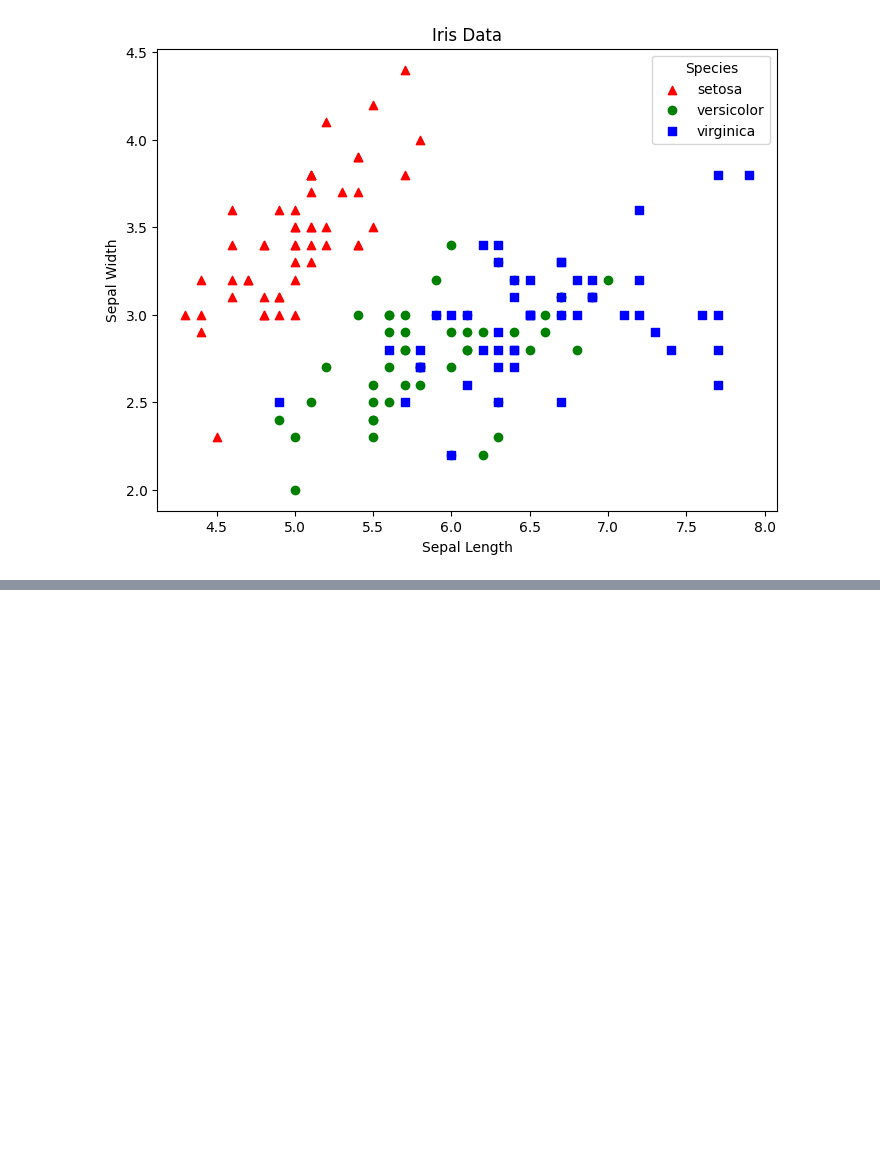
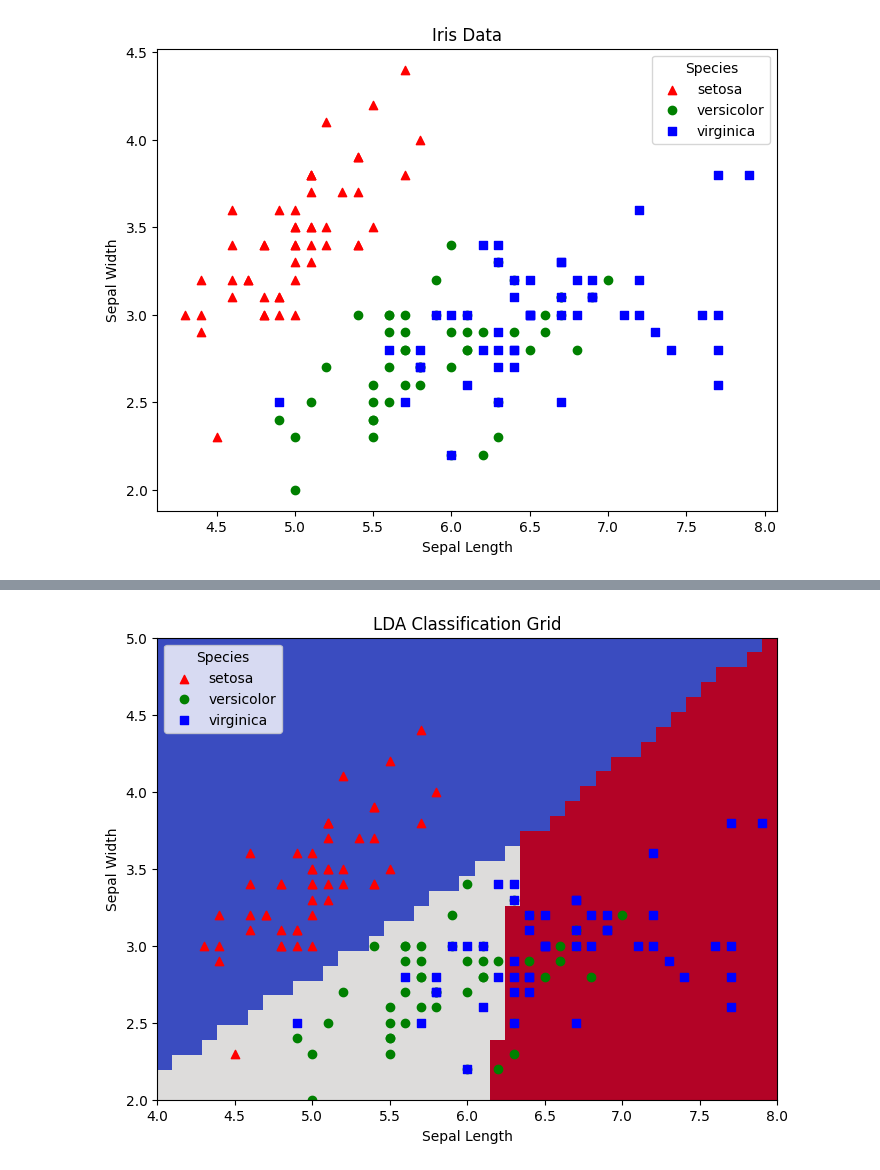
Before and after one commit to timryall/STAT3006, a Jupyter notebook: tutorials/tutclass2.ipynb, the cells around one changed output, grey strips where cells are left out. Cells and saved outputs as stored; diff of their text form; code cells hidden in the pictures; blank space fills up the shorter version.

```diff
--- a/tutorials/tutclass2.ipynb
+++ b/tutorials/tutclass2.ipynb
@@ -33,0 +66,20 @@ plt.show()
+# %%
+import numpy as np
+from sklearn.metrics import confusion_matrix, accuracy_score
+
+# Calculate confusion matrix again
+conf_matrix = confusion_matrix(y, ldapred)
+
+# Overall error rate
+overall_error_rate = 1 - accuracy_score(y, ldapred)
+
+# Class-specific error rates (misclassifications within each class)
+class_specific_error_rates = 1 - conf_matrix.diagonal() / conf_matrix.sum(axis=1)
+
+# Print results
+print("Confusion Matrix:")
+print(conf_matrix)
+print(f"Overall Error Rate: {overall_error_rate:.4f}")
+print("Class-Specific Error Rates:")
+for i, error_rate in enumerate(class_specific_error_rates):
+    print(f"Class {iris_data.target_names[i]}: {error_rate:.4f}")
@@ -33,0 +138,51 @@ plt.show()
+# %%
+import numpy as np
+import pandas as pd
+import matplotlib.pyplot as plt
+from sklearn.discriminant_analysis import LinearDiscriminantAnalysis
+from sklearn.datasets import load_iris
+
+# Load iris dataset
+iris_data = load_iris(as_frame=True)
+iris = iris_data.frame
+iris['Species'] = iris_data.target
+
+# Define LDA model and fit it
+lda = LinearDiscriminantAnalysis()
+lda.fit(iris[['sepal length (cm)', 'sepal width (cm)']], iris['Species'])
+
+# Generate lengths and widths sequences
+lengths = np.arange(4, 8.1, 0.1)
+widths = np.arange(2, 5.1, 0.1)
+
+# Create a grid for class predictions
+classgrid = np.zeros((len(lengths), len(widths)))
+
+# Predict class for each point in the grid
+for i, length in enumerate(lengths):
+    for j, width in enumerate(widths):
+        dat = pd.DataFrame({"sepal length (cm)": [length], "sepal width (cm)": [width]})
+        classgrid[i, j] = lda.predict(dat)[0]
+
+# Plot the predicted classes as an image
+plt.figure(figsize=(8, 6))
+plt.imshow(classgrid.T, origin='lower', extent=(4, 8, 2, 5), aspect='auto', cmap='coolwarm')
+
+# Plot the original iris data points on top
+colours = ['red', 'green', 'blue']
+shapes = ['^', 'o', 's']  # Triangle, circle, square for different species
+for i, species in enumerate(iris['Species'].unique()):
+    subset = iris[iris['Species'] == species]
+    plt.scatter(subset['sepal length (cm)'], subset['sepal width (cm)'],
+                color=colours[i], marker=shapes[i], label=iris_data.target_names[species])
+
+# Add legend, labels, and title
+plt.legend(loc='upper left', title="Species")
+plt.xlabel("Sepal Length")
+plt.ylabel("Sepal Width")
+plt.title("LDA Classification Grid")
+
+# Show plot
+plt.show()
+# %% [output]
+[figure, added]
```
Also changed, not shown: parts of 4 cells of this notebook.
